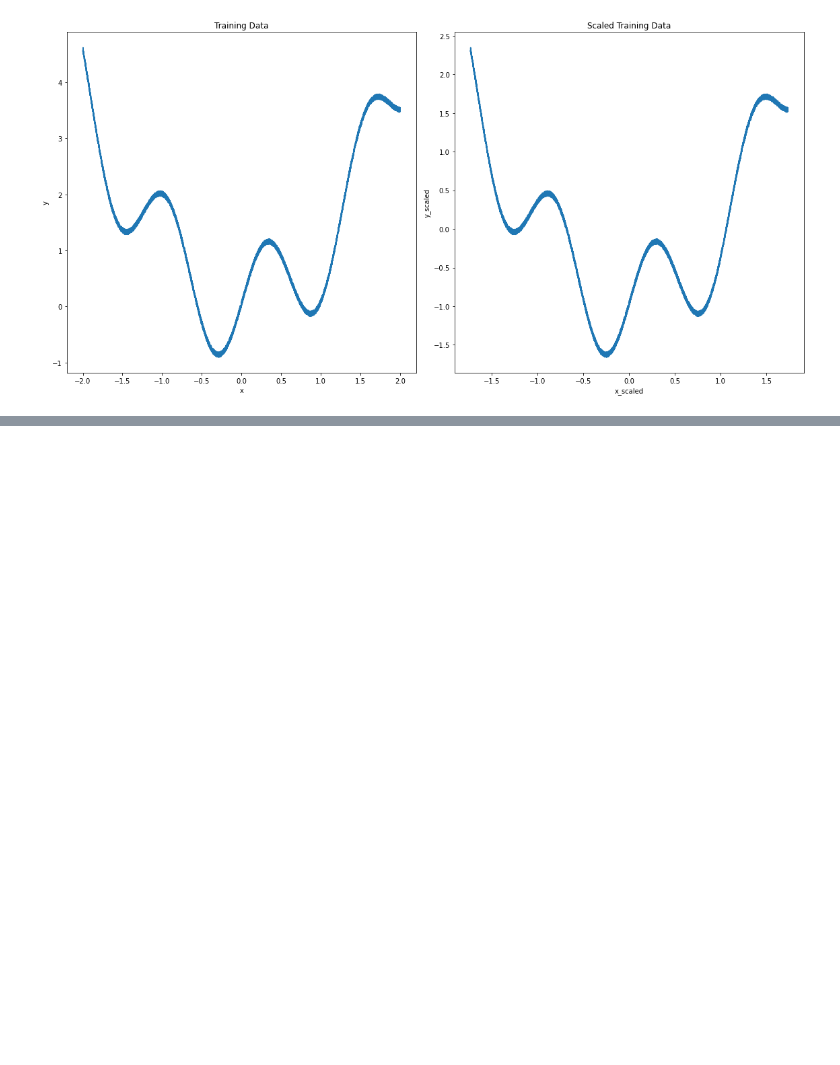
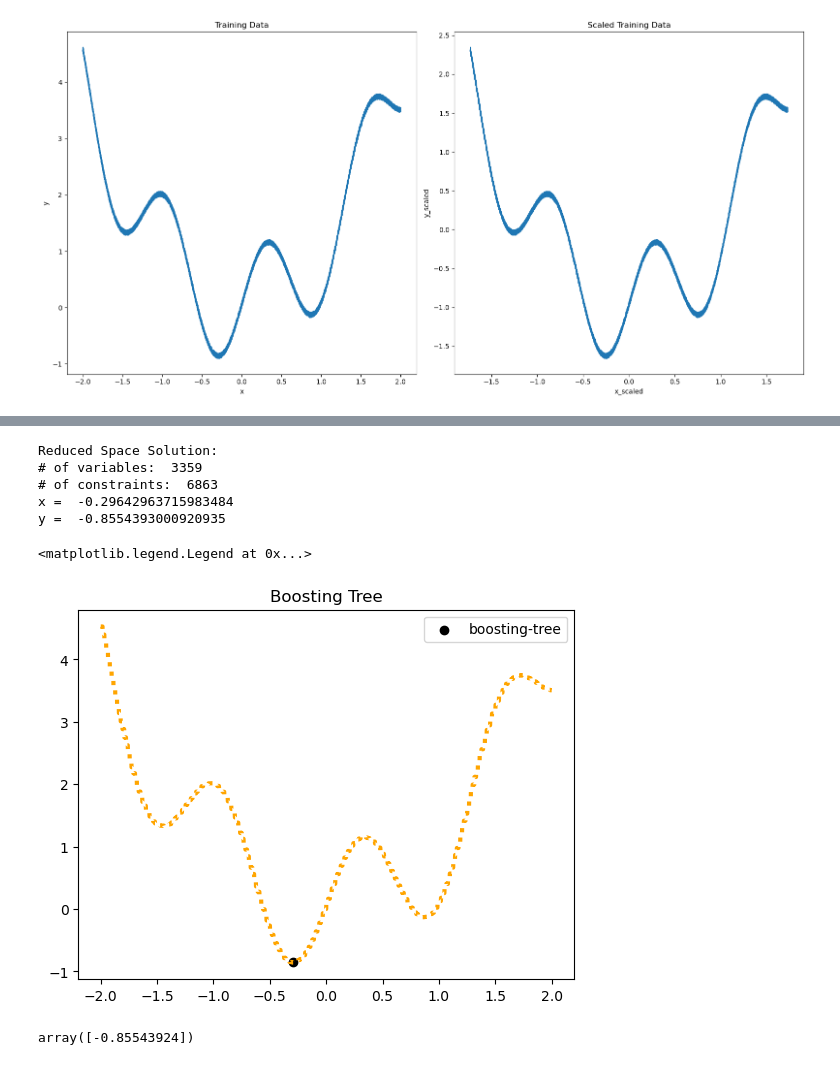
Before and after one commit to linshumeng/OMLT_ML, a Jupyter notebook: Sklearn_boosting.ipynb, the cells around one changed output, grey strips where cells are left out. Cells and saved outputs as stored; diff of their text form; code cells hidden in the pictures; blank space fills up the shorter version.

```diff
--- a/Sklearn_boosting.ipynb
+++ b/Sklearn_boosting.ipynb
@@ -140,0 +168,29 @@ history1 = regr.fit(x_scaled,y_scaled)
+# %%
+#create a GradientBoostedTreeModel Object
+boostingmodel = GradientBoostedTreeModel(onnx_model_lgb,
+                                         scaler, input_bounds)
+#create a pyomo model with variables x and y
+model1 = pyo.ConcreteModel()
+model1.x = pyo.Var(initialize=0)
+model1.y = pyo.Var(initialize=0)
+model1.obj = pyo.Objective(expr=(model1.y))
+
+#create an OmltBlock
+model1.bt = OmltBlock()
+
+#use the reduced-space formulation
+formulation1_bt = GBTBigMFormulation(boostingmodel)
+model1.bt.build_formulation(formulation1_bt)
+
+#connect pyomo variables to the neural network
+@model1.Constraint()
+def connect_inputs(mdl):
+    return mdl.x == mdl.bt.inputs[0]
+
+@model1.Constraint()
+def connect_outputs(mdl):
+    return mdl.y == mdl.bt.outputs[0]
+
+#solve the model and query the solution
+status_1_bt = pyo.SolverFactory("gurobi", solver_io="python").solve(model1, tee=True)
+solution_1_bt = (pyo.value(model1.x),pyo.value(model1.y))
@@ -140,0 +215,29 @@ history1 = regr.fit(x_scaled,y_scaled)
+# %%
+#print out model size and solution values
+print("Reduced Space Solution:")
+print("# of variables: ", model1.nvariables())
+print("# of constraints: ", model1.nconstraints())
+print("x = ", solution_1_bt[0])
+print("y = ", solution_1_bt[1])
+# print("Solve Time: ", status_1_bt['Solver'][0]['Time'])
+# %% [output]
+Reduced Space Solution:
+# of variables:  3359
+# of constraints:  6863
+x =  -0.29642963715983484
+y =  -0.8554393000920935
+# %%
+plt.plot(x, y_predict_lgb,linewidth = 3.0,linestyle="dotted",color = "orange")
+plt.title("Boosting Tree")
+plt.scatter([solution_1_bt[0]],[solution_1_bt[1]],color = "black", label="boosting-tree")
+plt.legend()
+# %% [output]
+<matplotlib.legend.Legend at 0x...>
+[figure, added]
+# %%
+x_point = np.array((pyo.value(model1.x) -  mean_data['x']) / std_data['x'])
+y_point = model_lgb.predict(x_point.reshape(-1, 1))
+y_point = y_point * (std_data['y']) + mean_data['y']
+y_point
+# %% [output]
+array([-0.85543924])
```
Also changed, not shown: parts of 15 cells of this notebook.
